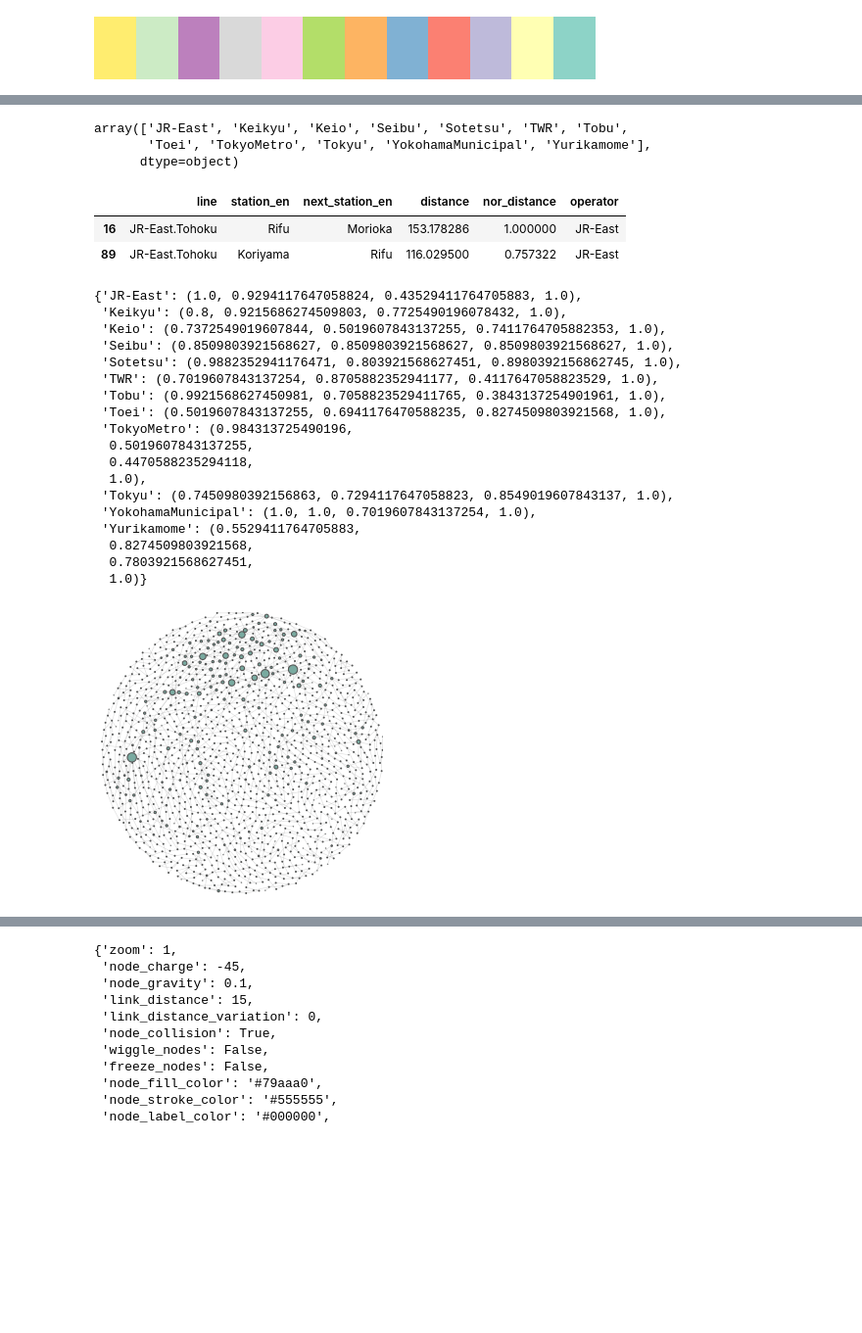
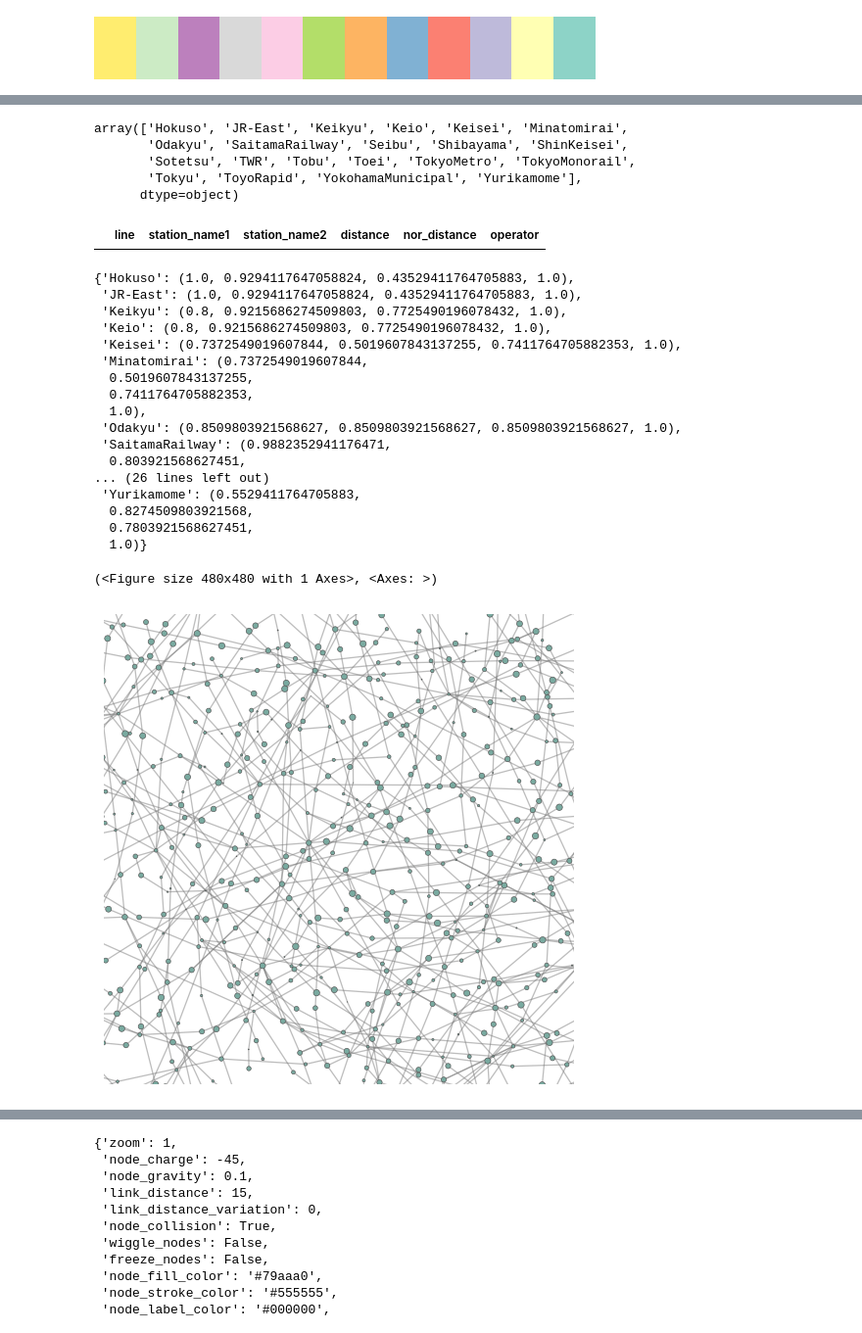
Before and after one commit to alessioborgi/PolySheafNeuralNetworks-RailwayPassengers, a Jupyter notebook: datasets/tokyo_railway/graph_plot_test.ipynb, the cells around one changed output, grey strips where cells are left out. Shown at 98% size. Saved outputs shown, nothing was run; the diff lists cells and outputs as text; code cells hidden in the pictures; blank space fills up the shorter version.

Commit message:
english names dataset has flaws, trying jp name only dataset

```diff
--- a/datasets/tokyo_railway/graph_plot_test.ipynb
+++ b/datasets/tokyo_railway/graph_plot_test.ipynb
@@ -103,6 +103,6 @@ passenger_survey_pd[passenger_survey_pd['station_en'] == 'Shibuya']['P_count'].m
 # %%
 # 边需要清洗
 station_node_pd = pd.read_csv('./line_station_connectionV1130.csv')
-station_node_pd = station_node_pd[['line_name', 'station_name1', 'station_name2', 'distance']]
+station_node_pd = station_node_pd[['line', 'station_name1', 'station_name2', 'distance']]
 station_node_pd
 # %% [output]
@@ -220,15 +225,15 @@ operators_list = station_node_pd['operator'].unique()
 operators_list.sort()
 operators_list
 # %% [output]
-array(['JR-East', 'Keikyu', 'Keio', 'Seibu', 'Sotetsu', 'TWR', 'Tobu',
-       'Toei', 'TokyoMetro', 'Tokyu', 'YokohamaMunicipal', 'Yurikamome'],
+array(['Hokuso', 'JR-East', 'Keikyu', 'Keio', 'Keisei', 'Minatomirai',
+       'Odakyu', 'SaitamaRailway', 'Seibu', 'Shibayama', 'ShinKeisei',
+       'Sotetsu', 'TWR', 'Tobu', 'Toei', 'TokyoMetro', 'TokyoMonorail',
+       'Tokyu', 'ToyoRapid', 'YokohamaMunicipal', 'Yurikamome'],
       dtype=object)
 # %%
 station_node_pd[station_node_pd['distance'] > 100]
 # %% [output]
-|  | line | station_en | next_station_en | distance | nor_distance | operator |
-| 16 | JR-East.Tohoku | Rifu | Morioka | 153.178286 | 1.000000 | JR-East |
-| 89 | JR-East.Tohoku | Koriyama | Rifu | 116.029500 | 0.757322 | JR-East |
+|  | line | station_name1 | station_name2 | distance | nor_distance | operator |
 # %%
 # 根据不同的线路添加不同的颜色
 # 先定义一个好看的
@@ -246,20 +251,19 @@ line_color=dict(zip(operators_list,cmap_list))
 
 line_color
 # %% [output]
-{'JR-East': (1.0, 0.9294117647058824, 0.43529411764705883, 1.0),
+{'Hokuso': (1.0, 0.9294117647058824, 0.43529411764705883, 1.0),
+ 'JR-East': (1.0, 0.9294117647058824, 0.43529411764705883, 1.0),
  'Keikyu': (0.8, 0.9215686274509803, 0.7725490196078432, 1.0),
- 'Keio': (0.7372549019607844, 0.5019607843137255, 0.7411764705882353, 1.0),
- 'Seibu': (0.8509803921568627, 0.8509803921568627, 0.8509803921568627, 1.0),
- 'Sotetsu': (0.9882352941176471, 0.803921568627451, 0.8980392156862745, 1.0),
- 'TWR': (0.7019607843137254, 0.8705882352941177, 0.4117647058823529, 1.0),
- 'Tobu': (0.9921568627450981, 0.7058823529411765, 0.3843137254901961, 1.0),
- 'Toei': (0.5019607843137255, 0.6941176470588235, 0.8274509803921568, 1.0),
- 'TokyoMetro': (0.984313725490196,
+ 'Keio': (0.8, 0.9215686274509803, 0.7725490196078432, 1.0),
+ 'Keisei': (0.7372549019607844, 0.5019607843137255, 0.7411764705882353, 1.0),
+ 'Minatomirai': (0.7372549019607844,
   0.5019607843137255,
-  0.4470588235294118,
+  0.7411764705882353,
   1.0),
- 'Tokyu': (0.7450980392156863, 0.7294117647058823, 0.8549019607843137, 1.0),
- 'YokohamaMunicipal': (1.0, 1.0, 0.7019607843137254, 1.0),
+ 'Odakyu': (0.8509803921568627, 0.8509803921568627, 0.8509803921568627, 1.0),
+ 'SaitamaRailway': (0.9882352941176471,
+  0.803921568627451,
+... (26 lines left out)
  'Yurikamome': (0.5529411764705883,
   0.8274509803921568,
   0.7803921568627451,
@@ -314,8 +318,10 @@ for node in stylized_network['nodes']:
 # stylized_network[]
 # %%
 stylized_network, config = nw.visualize(G, plot_in_cell_below=True)
+nw.draw_netwulf(stylized_network, config)
 # %% [output]
+(<Figure size 480x480 with 1 Axes>, <Axes: >)
-[figure, old version]
+[figure, new version]
 # %%
 # 调颜色
 # 点的大小（按利用人数决定size/颜色待定）
```
Also changed, not shown: parts of 10 cells of this notebook, 2 other files.
